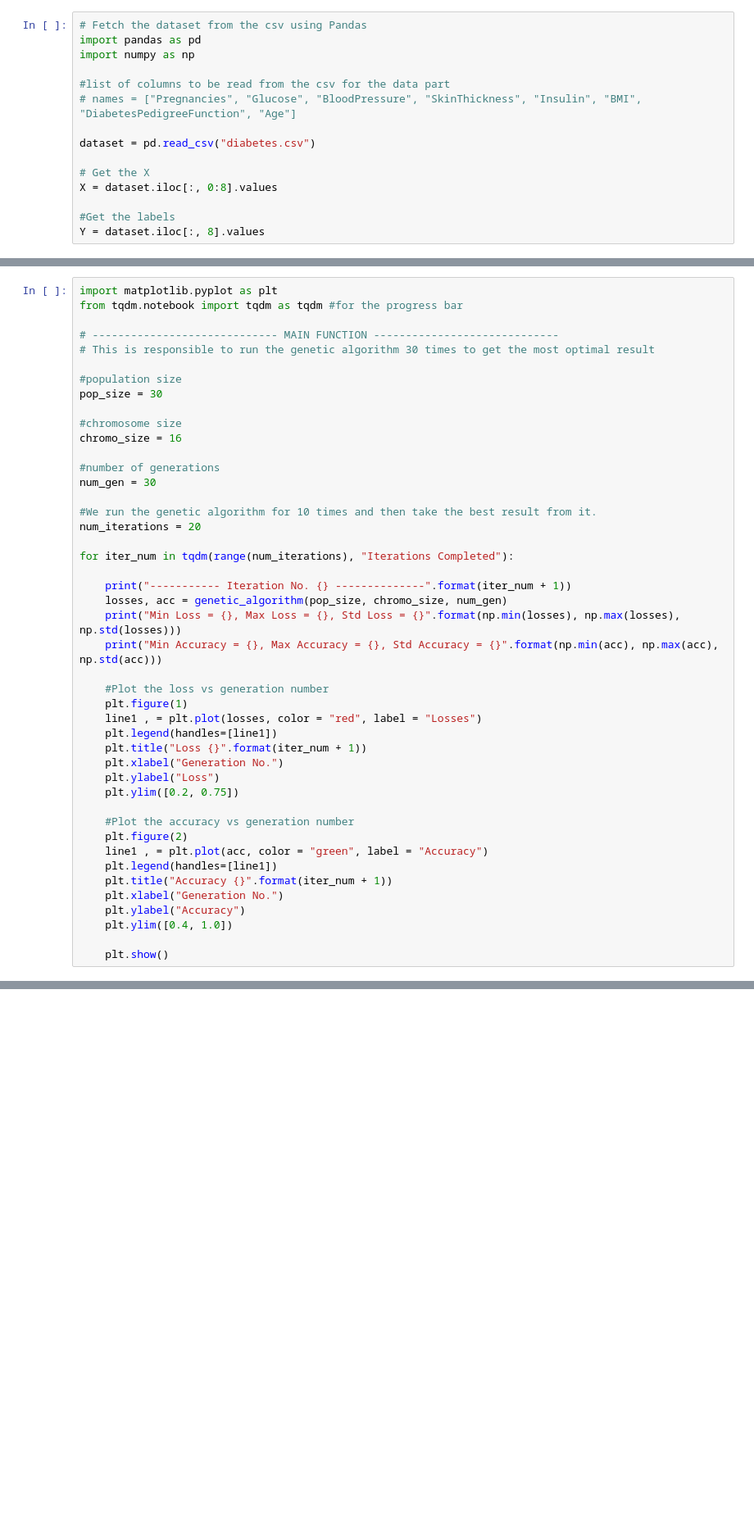
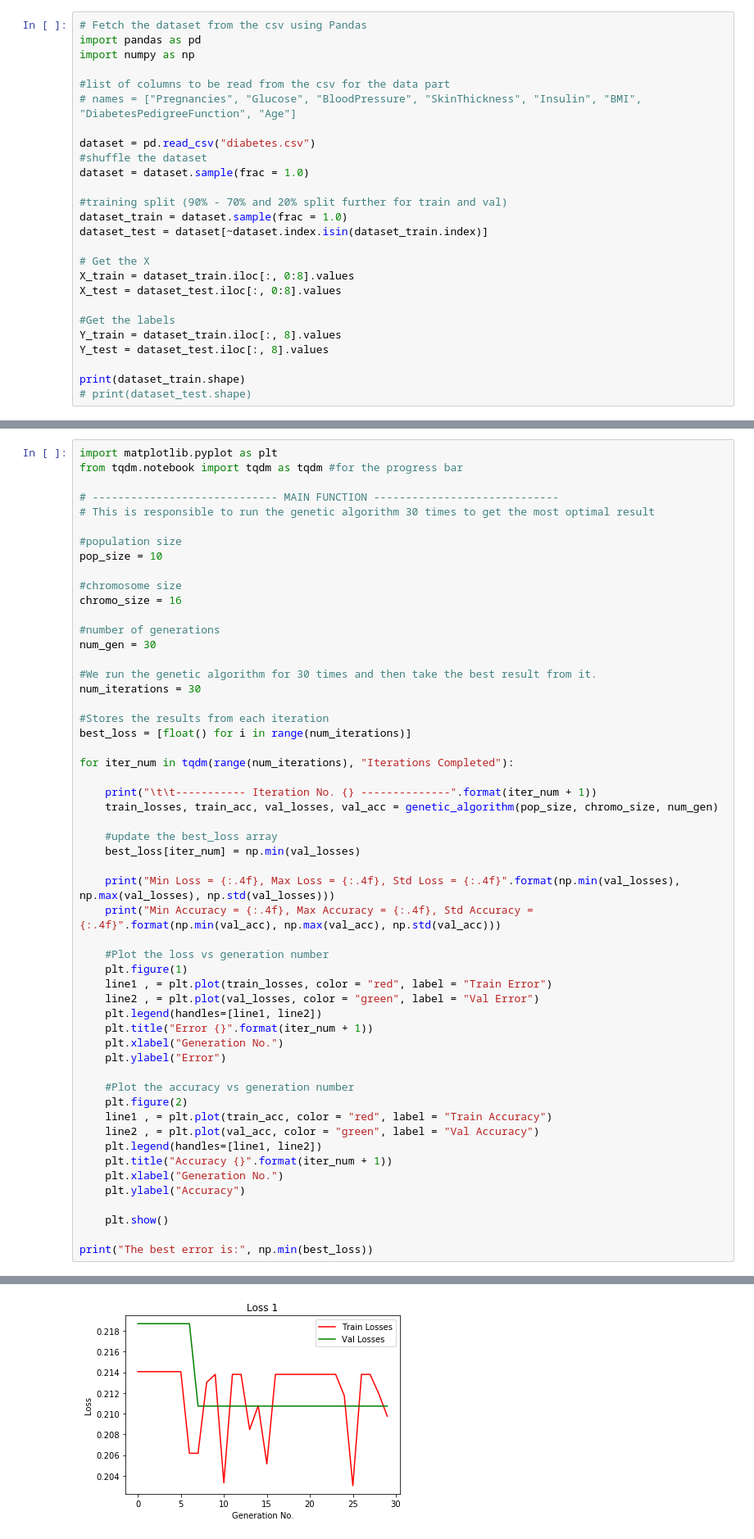
Before and after one commit to Abhishek0199/NNOptimization_GA, a Jupyter notebook: nn_optimize.ipynb, the cells around one changed output, grey strips where cells are left out. Shown: that part at 82% size. Saved outputs shown, nothing was run; the diff lists cells and outputs as text; blank space fills up the shorter version.

Commit message:
Working code with reduced population size

```diff
--- a/nn_optimize.ipynb
+++ b/nn_optimize.ipynb
@@ -7,9 +7,20 @@ import numpy as np
 # names = ["Pregnancies", "Glucose", "BloodPressure", "SkinThickness", "Insulin", "BMI", "DiabetesPedigreeFunction", "Age"]
 
 dataset = pd.read_csv("diabetes.csv")
+#shuffle the dataset
+dataset = dataset.sample(frac = 1.0)
+
+#training split (90% - 70% and 20% split further for train and val)
+dataset_train = dataset.sample(frac = 1.0)
+dataset_test = dataset[~dataset.index.isin(dataset_train.index)]
 
 # Get the X
-X = dataset.iloc[:, 0:8].values
+X_train = dataset_train.iloc[:, 0:8].values
+X_test = dataset_test.iloc[:, 0:8].values
 
 #Get the labels
-Y = dataset.iloc[:, 8].values
+Y_train = dataset_train.iloc[:, 8].values
+Y_test = dataset_test.iloc[:, 8].values
+
+print(dataset_train.shape)
+# print(dataset_test.shape)
@@ -362,7 +396,7 @@ from tqdm.notebook import tqdm as tqdm #for the progress bar
 # This is responsible to run the genetic algorithm 30 times to get the most optimal result
 
 #population size
-pop_size = 30
+pop_size = 10
 
 #chromosome size
 chromo_size = 16
@@ -370,33 +404,42 @@ chromo_size = 16
 #number of generations
 num_gen = 30
 
-#We run the genetic algorithm for 10 times and then take the best result from it.
-num_iterations = 20
+#We run the genetic algorithm for 30 times and then take the best result from it.
+num_iterations = 30
+
+#Stores the results from each iteration
+best_loss = [float() for i in range(num_iterations)]
 
 for iter_num in tqdm(range(num_iterations), "Iterations Completed"):
 
-    print("----------- Iteration No. {} --------------".format(iter_num + 1))
-    losses, acc = genetic_algorithm(pop_size, chromo_size, num_gen)
-    print("Min Loss = {}, Max Loss = {}, Std Loss = {}".format(np.min(losses), np.max(losses), np.std(losses)))
-    print("Min Accuracy = {}, Max Accuracy = {}, Std Accuracy = {}".format(np.min(acc), np.max(acc), np.std(acc)))
+    print("\t\t----------- Iteration No. {} --------------".format(iter_num + 1))
+    train_losses, train_acc, val_losses, val_acc = genetic_algorithm(pop_size, chromo_size, num_gen)
+
+    #update the best_loss array
+    best_loss[iter_num] = np.min(val_losses)
+
+    print("Min Loss = {:.4f}, Max Loss = {:.4f}, Std Loss = {:.4f}".format(np.min(val_losses), np.max(val_losses), np.std(val_losses)))
+    print("Min Accuracy = {:.4f}, Max Accuracy = {:.4f}, Std Accuracy = {:.4f}".format(np.min(val_acc), np.max(val_acc), np.std(val_acc)))
 
     #Plot the loss vs generation number
     plt.figure(1)
-    line1 , = plt.plot(losses, color = "red", label = "Losses")
-    plt.legend(handles=[line1])
-    plt.title("Loss {}".format(iter_num + 1))
+    line1 , = plt.plot(train_losses, color = "red", label = "Train Error")
+    line2 , = plt.plot(val_losses, color = "green", label = "Val Error")
+    plt.legend(handles=[line1, line2])
+    plt.title("Error {}".format(iter_num + 1))
     plt.xlabel("Generation No.")
-    plt.ylabel("Loss")
-    plt.ylim([0.2, 0.75])
+    plt.ylabel("Error")
 
     #Plot the accuracy vs generation number
     plt.figure(2)
-    line1 , = plt.plot(acc, color = "green", label = "Accuracy")
-    plt.legend(handles=[line1])
+    line1 , = plt.plot(train_acc, color = "red", label = "Train Accuracy")
+    line2 , = plt.plot(val_acc, color = "green", label = "Val Accuracy")
+    plt.legend(handles=[line1, line2])
     plt.title("Accuracy {}".format(iter_num + 1))
     plt.xlabel("Generation No.")
     plt.ylabel("Accuracy")
-    plt.ylim([0.4, 1.0])
 
     plt.show()
+
+print("The best error is:", np.min(best_loss))
 # %% [output]
@@ -408,0 +457 @@ Min Accuracy = 0.6796875, Max Accuracy = 0.7708333134651184, Std Accuracy = 0.02
+[figure, added]
```
Also changed, not shown: parts of 4 cells of this notebook, 1 other file.
